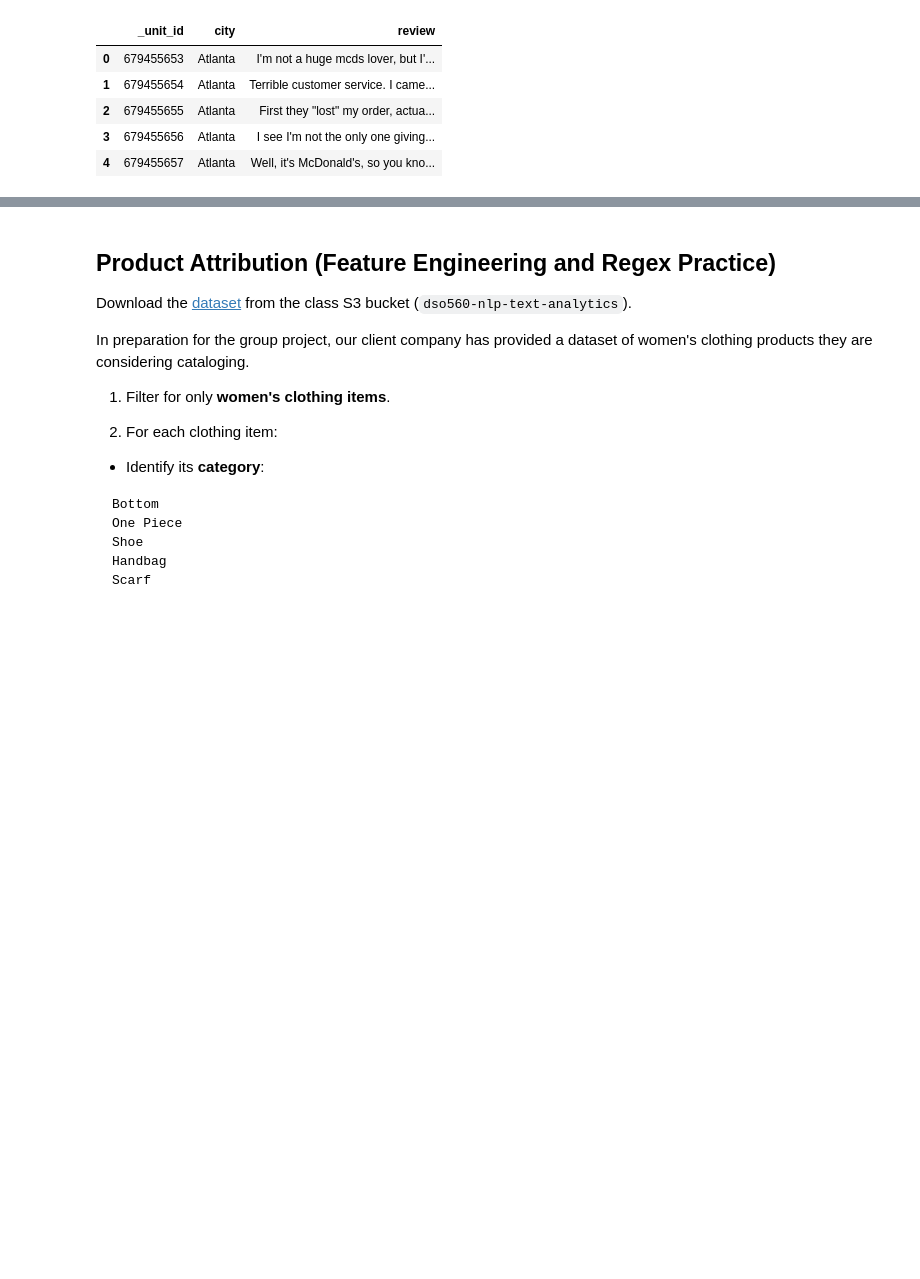
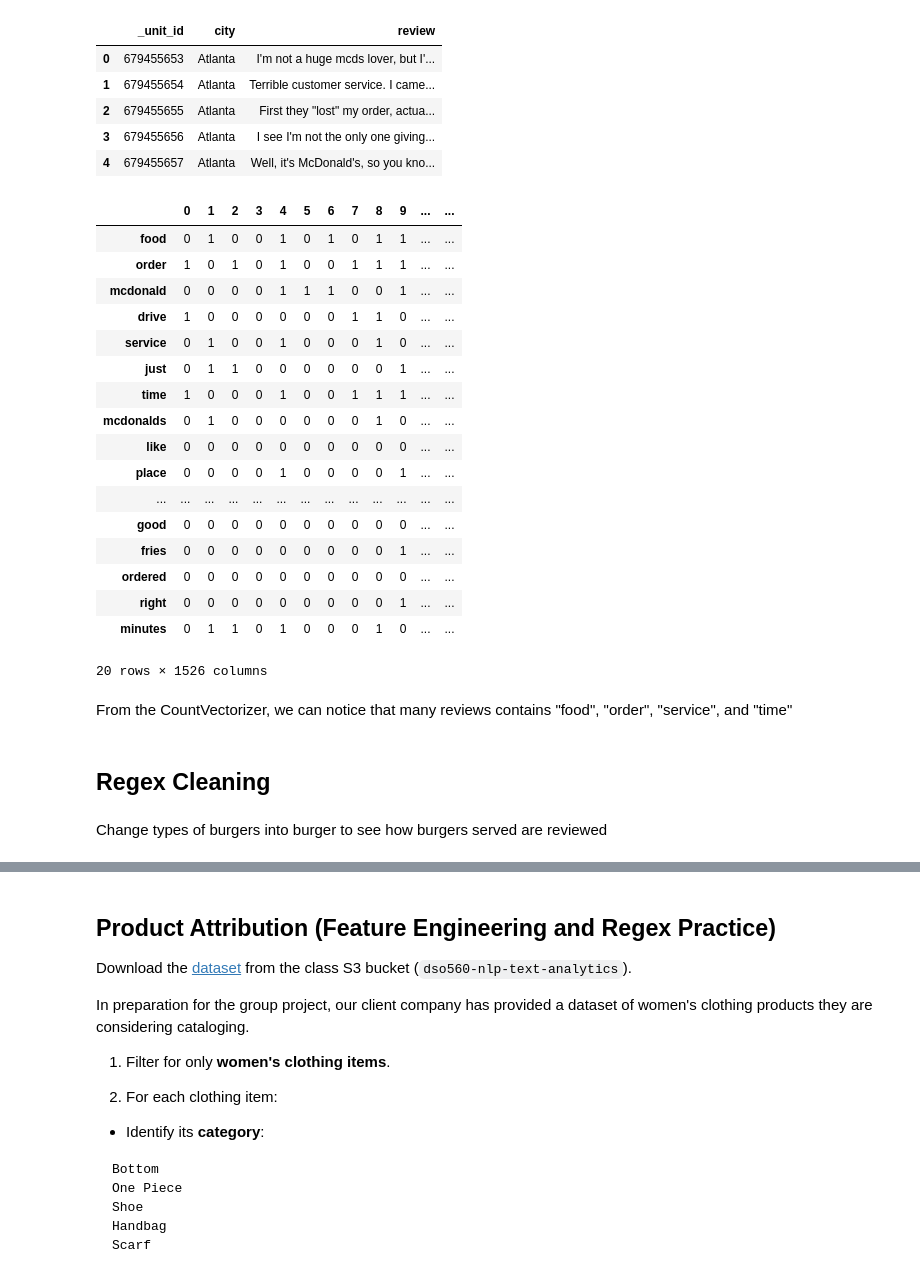
Before and after one commit to kyutcho/dso-560-nlp-text-analytics-SPRING-2021, a Jupyter notebook: Week 3/Cho_KyuTae_HW3.ipynb, the cells around one changed output, grey strips where cells are left out. Drawn from its saved outputs; the diff is of its cells as text; code cells hidden in the pictures; blank space fills up the shorter version.

```diff
--- a/Week 3/Cho_KyuTae_HW3.ipynb
+++ b/Week 3/Cho_KyuTae_HW3.ipynb
@@ -44,3 +45,41 @@ mac_df.head()
 | 2 | 679455655 | Atlanta | First they "lost" my order, actua... |
 | 3 | 679455656 | Atlanta | I see I'm not the only one giving... |
 | 4 | 679455657 | Atlanta | Well, it's McDonald's, so you kno... |
+# %%
+# Make all lowercase
+mac_df["review"] = mac_df["review"].str.lower()
+# %%
+vectorizer = CountVectorizer(stop_words="english", binary=True)
+
+X = vectorizer.fit_transform(mac_df["review"])
+# %%
+vec_df = pd.DataFrame(X.toarray(), columns=vectorizer.get_feature_names()).T
+
+vec_df["num_count"] = vec_df.sum(axis=1)
+# %%
+vec_df.sort_values("num_count", ascending=False)\
+    .head(20)
+#     .drop(list(set(stopwords.words('english'))), errors="ignore")
+# %% [output]
+|  | 0 | 1 | 2 | 3 | 4 | 5 | 6 | 7 | 8 | 9 | ... | ... |
+| food | 0 | 1 | 0 | 0 | 1 | 0 | 1 | 0 | 1 | 1 | ... | ... |
+| order | 1 | 0 | 1 | 0 | 1 | 0 | 0 | 1 | 1 | 1 | ... | ... |
+| mcdonald | 0 | 0 | 0 | 0 | 1 | 1 | 1 | 0 | 0 | 1 | ... | ... |
+| drive | 1 | 0 | 0 | 0 | 0 | 0 | 0 | 1 | 1 | 0 | ... | ... |
+| service | 0 | 1 | 0 | 0 | 1 | 0 | 0 | 0 | 1 | 0 | ... | ... |
+| just | 0 | 1 | 1 | 0 | 0 | 0 | 0 | 0 | 0 | 1 | ... | ... |
+| time | 1 | 0 | 0 | 0 | 1 | 0 | 0 | 1 | 1 | 1 | ... | ... |
+| mcdonalds | 0 | 1 | 0 | 0 | 0 | 0 | 0 | 0 | 1 | 0 | ... | ... |
+| like | 0 | 0 | 0 | 0 | 0 | 0 | 0 | 0 | 0 | 0 | ... | ... |
+| place | 0 | 0 | 0 | 0 | 1 | 0 | 0 | 0 | 0 | 1 | ... | ... |
+| ... | ... | ... | ... | ... | ... | ... | ... | ... | ... | ... | ... | ... |
+| good | 0 | 0 | 0 | 0 | 0 | 0 | 0 | 0 | 0 | 0 | ... | ... |
+| fries | 0 | 0 | 0 | 0 | 0 | 0 | 0 | 0 | 0 | 1 | ... | ... |
+| ordered | 0 | 0 | 0 | 0 | 0 | 0 | 0 | 0 | 0 | 0 | ... | ... |
+| right | 0 | 0 | 0 | 0 | 0 | 0 | 0 | 0 | 0 | 1 | ... | ... |
+| minutes | 0 | 1 | 1 | 0 | 1 | 0 | 0 | 0 | 1 | 0 | ... | ... |
+20 rows × 1526 columns
+# %% [markdown]
+From the CountVectorizer, we can notice that many reviews contains "food", "order", "service", and "time"
+# %% [markdown]
+## Regex Cleaning
@@ -46,0 +92,2 @@ mac_df.head()
+# %% [markdown]
+Change types of burgers into burger to see how burgers served are reviewed
```
Also changed, not shown: parts of 40 cells of this notebook, 1 other file.
